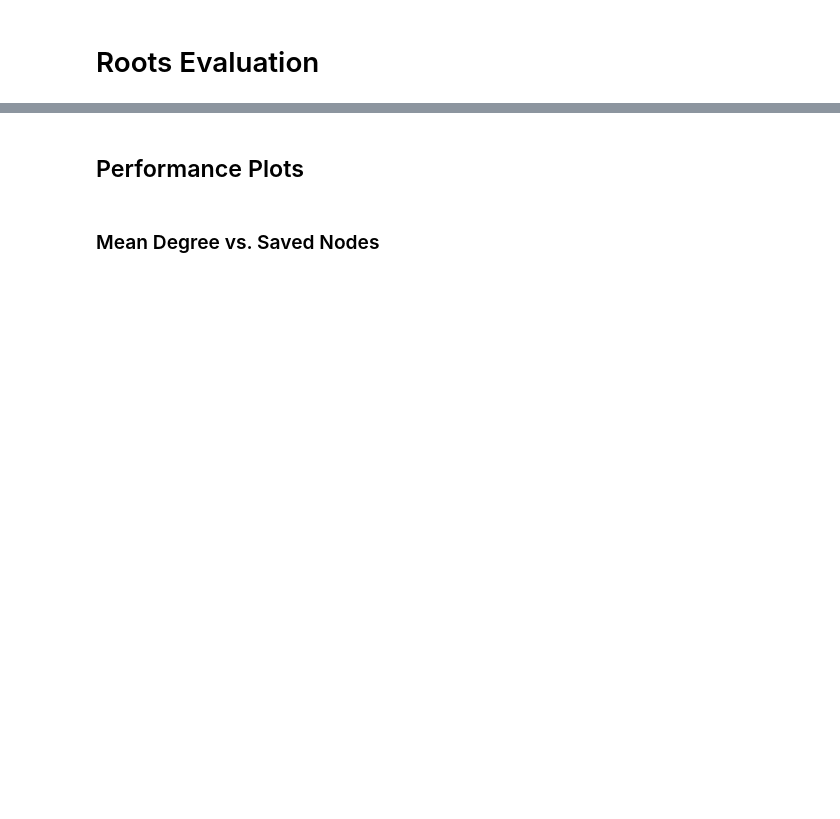
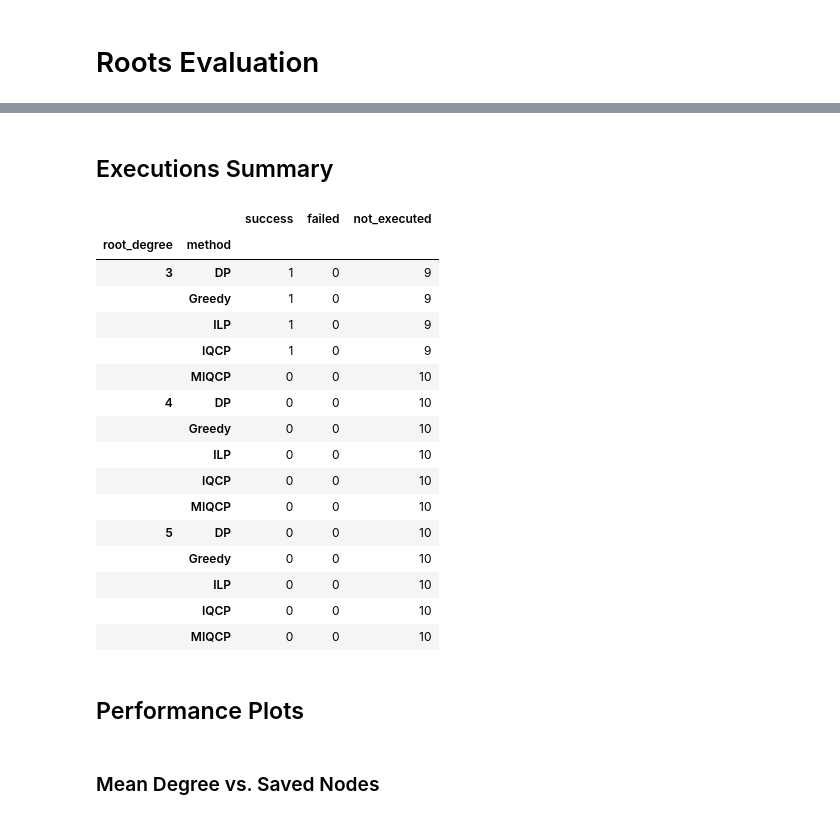
Before and after one commit to cobu93/moving-firefighter-problem, a Jupyter notebook: results.ipynb, the cells around one changed output, grey strips where cells are left out. Saved outputs shown, nothing was run; the diff lists cells and outputs as text; code cells hidden in the pictures; blank space fills up the shorter version.

```diff
--- a/results.ipynb
+++ b/results.ipynb
@@ -138,6 +160,9 @@ def compute_mean_bounds(data, lower_percentile=25, upper_percentile=75):
 ### Number of Nodes vs. Saved Nodes
 # %%
 data = []
+
+excluded_methods = ["MIQCP", "DP", "ILP"]
+method_name_replacements = {"IQCP": "Optimal"}
 
 for m in nodes_info_df["method"].unique():
     x = []
@@ -146,7 +171,7 @@ for m in nodes_info_df["method"].unique():
     y_lower = []
 
     for n_n in nodes_info_df["n_nodes"].unique():
-        optimals = nodes_info_df.query("n_nodes == @n_n & method == @m & success")["saved_nodes"].values
+        optimals = nodes_info_df.query("n_nodes == @n_n & method == @m & method not in @excluded_methods & success")["saved_nodes"].values
 
         if len(optimals) > 0:
             x.append(n_n)
@@ -169,7 +194,7 @@ for m in nodes_info_df["method"].unique():
             "width": 2,
             "color": COLOR_MAP[m]
         },
-        name=m,
+        name=method_name_replacements.get(m, m),
         showlegend=False
     )
 
@@ -181,7 +206,7 @@ for m in nodes_info_df["method"].unique():
             "width": 2,
             "color": COLOR_MAP[m]
         },
-        name=m,
+        name=method_name_replacements.get(m, m),
         showlegend=True
     )
 
@@ -214,5 +241,7 @@ plotly.offline.iplot(figure)
 # %%
 data = []
+
+excluded_nodes = [50, 75, 100]
 
 for m in nodes_info_df["method"].unique():
     x = []
@@ -221,7 +250,7 @@ for m in nodes_info_df["method"].unique():
     y_lower = []
 
     for n_n in nodes_info_df["n_nodes"].unique():
-        durations = nodes_info_df.query("n_nodes == @n_n & method == @m & success")["duration"].values
+        durations = nodes_info_df.query("n_nodes == @n_n & n_nodes not in @excluded_nodes & method == @m & success")["duration"].values
 
         if len(durations) > 0:
             x.append(n_n)
@@ -255,7 +284,8 @@ for m in nodes_info_df["method"].unique():
         mode="lines",
         line={
             "width": 2,
-            "color": COLOR_MAP[m]
+            "color": COLOR_MAP[m],
+            "dash": LINES_MAP[m]
         },
         name=m,
         showlegend=True
@@ -343,6 +456,28 @@ roots_info_df["executed"] = roots_info_df["executed"].fillna(False)
 roots_info_df["not_executed"] = ~roots_info_df["executed"]
 roots_info_df["success"] = roots_info_df["success"].fillna(False)
 roots_info_df["failed"] = roots_info_df["executed"] & ~roots_info_df["success"]
+# %% [markdown]
+## Executions Summary
+# %%
+roots_info_df.groupby(["root_degree", "method"])[["success", "failed", "not_executed"]].sum()
+# %% [output]
+|  |  | success | failed | not_executed |
+| root_degree | method |  |  |  |
+| 3 | DP | 1 | 0 | 9 |
+|  | Greedy | 1 | 0 | 9 |
+|  | ILP | 1 | 0 | 9 |
+|  | IQCP | 1 | 0 | 9 |
+|  | MIQCP | 0 | 0 | 10 |
+| 4 | DP | 0 | 0 | 10 |
+|  | Greedy | 0 | 0 | 10 |
+|  | ILP | 0 | 0 | 10 |
+|  | IQCP | 0 | 0 | 10 |
+|  | MIQCP | 0 | 0 | 10 |
+| 5 | DP | 0 | 0 | 10 |
+|  | Greedy | 0 | 0 | 10 |
+|  | ILP | 0 | 0 | 10 |
+|  | IQCP | 0 | 0 | 10 |
+|  | MIQCP | 0 | 0 | 10 |
 # %% [markdown]
 ## Performance Plots
 # %% [markdown]
```
Also changed, not shown: parts of 26 cells of this notebook.
